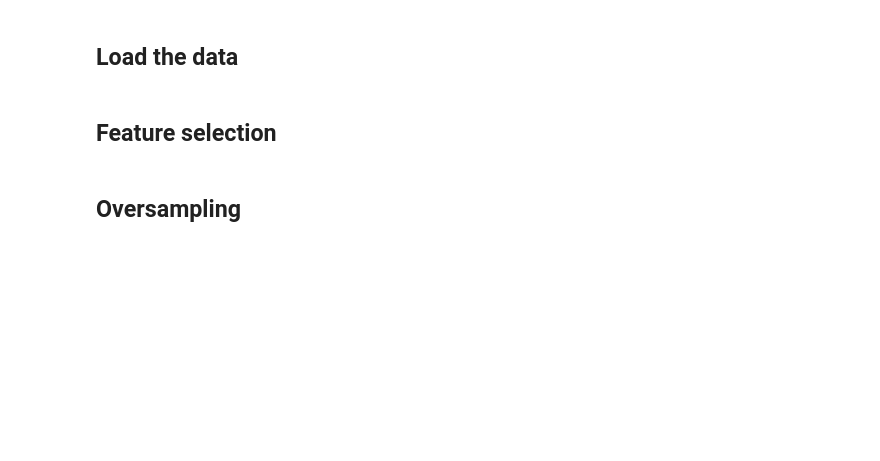
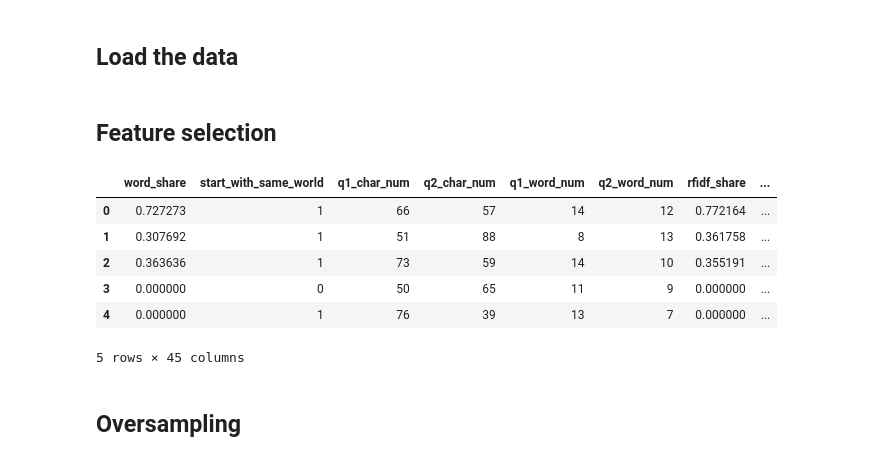
Before and after one commit to Weenkus/quora-questions-pairs-kaggle, a Jupyter notebook: notebooks/feature_importance.ipynb, the cells around one changed output. Cells and saved outputs as stored; diff of their text form; code cells hidden in the pictures; blank space fills up the shorter version.

```diff
--- a/notebooks/feature_importance.ipynb
+++ b/notebooks/feature_importance.ipynb
@@ -24,3 +39,13 @@ X, y = train[features], train[target]
+# %%
+X.head()
+# %% [output]
+|  | word_share | start_with_same_world | q1_char_num | q2_char_num | q1_word_num | q2_word_num | rfidf_share | ... |
+| 0 | 0.727273 | 1 | 66 | 57 | 14 | 12 | 0.772164 | ... |
+| 1 | 0.307692 | 1 | 51 | 88 | 8 | 13 | 0.361758 | ... |
+| 2 | 0.363636 | 1 | 73 | 59 | 14 | 10 | 0.355191 | ... |
+| 3 | 0.000000 | 0 | 50 | 65 | 11 | 9 | 0.000000 | ... |
+| 4 | 0.000000 | 1 | 76 | 39 | 13 | 7 | 0.000000 | ... |
+5 rows × 45 columns
 # %% [markdown]
 ## Oversampling
 # %%
```
Also changed, not shown: parts of 6 cells of this notebook.
